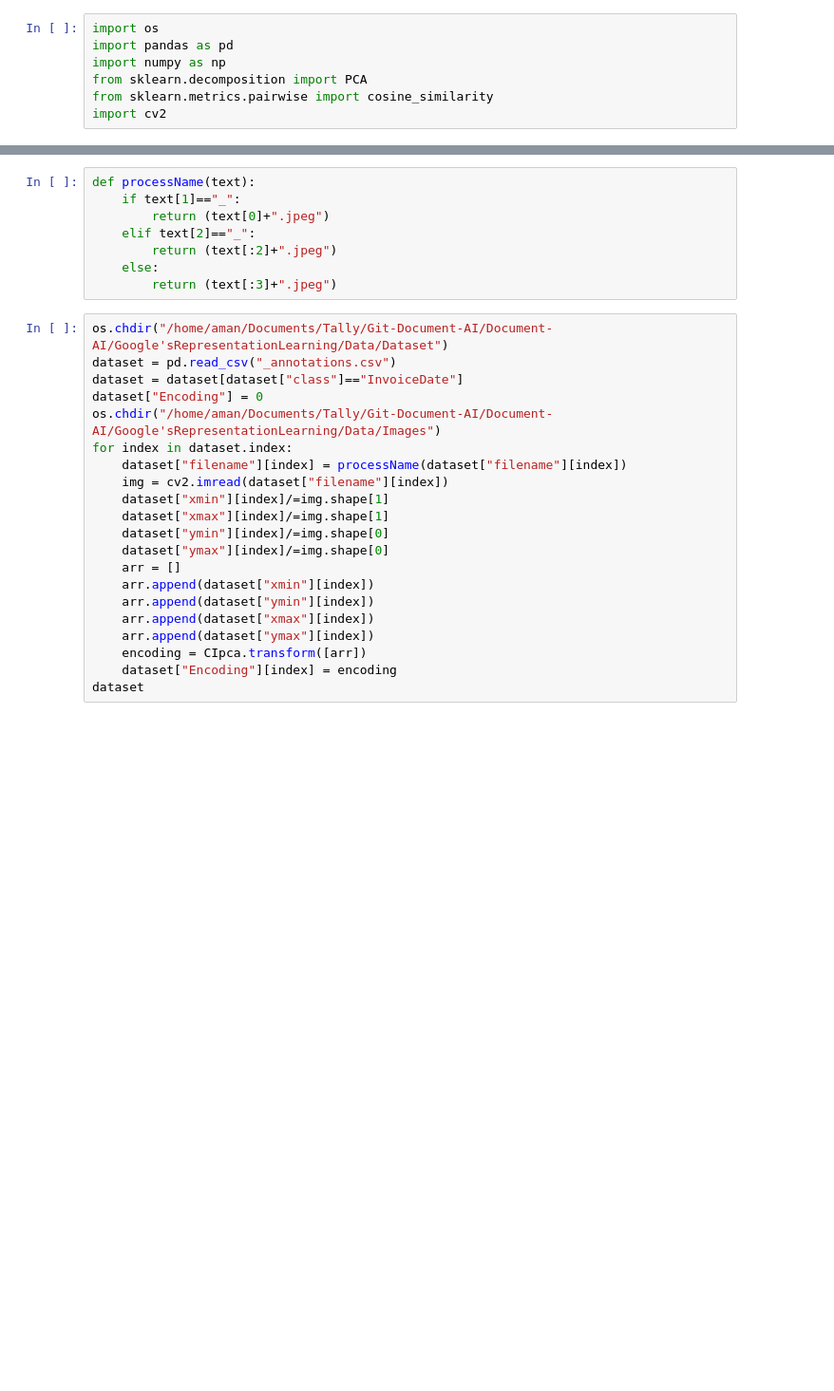
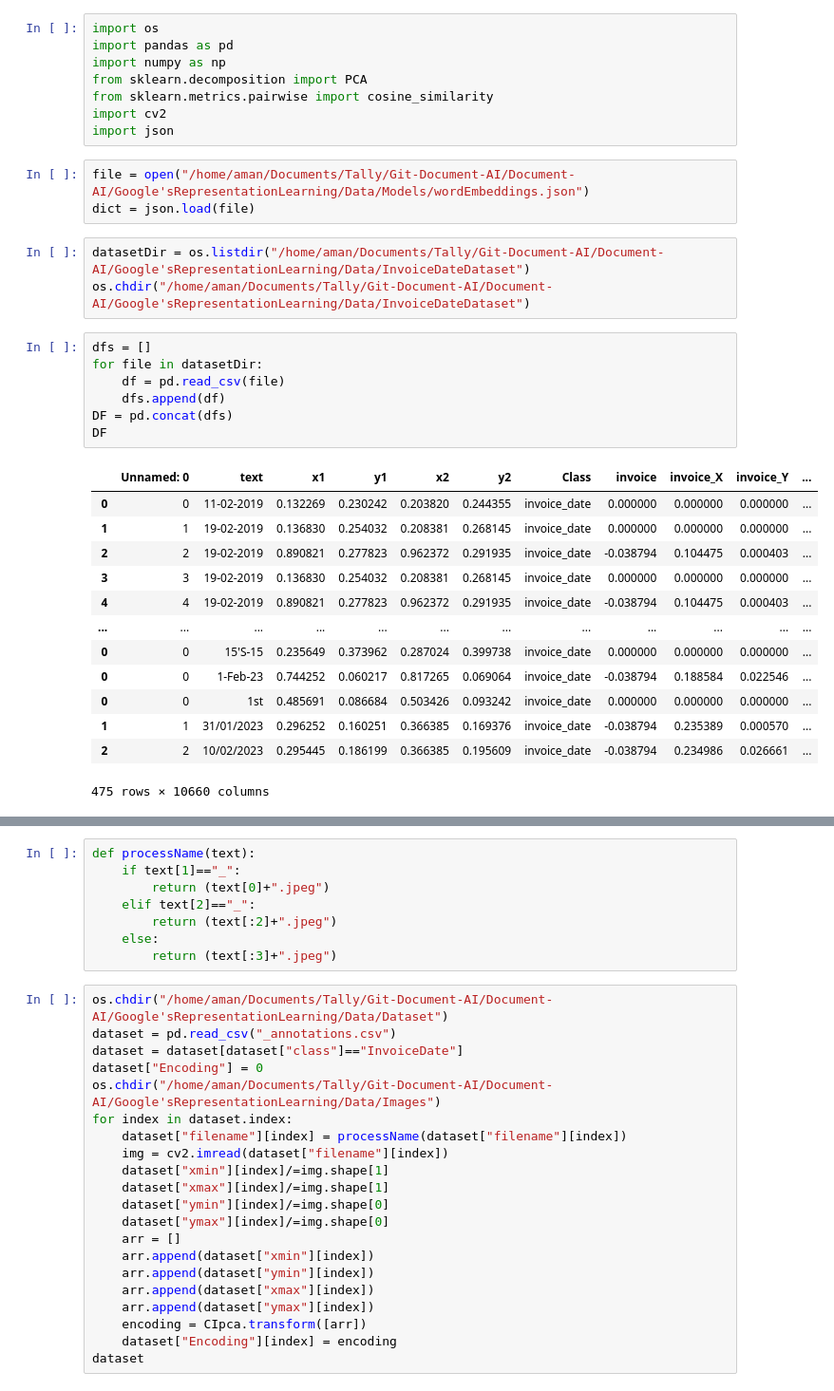
Before and after one commit to TallySolutions/Document-AI, a Jupyter notebook: Google'sRepresentationLearning/Process.ipynb, the cells around one changed output, grey strips where cells are left out. Shown at 95% size. Cells and saved outputs as stored; diff of their text form; blank space fills up the shorter version.

```diff
--- a/Google'sRepresentationLearning/Process.ipynb
+++ b/Google'sRepresentationLearning/Process.ipynb
@@ -5,3 +5,31 @@ import numpy as np
 from sklearn.decomposition import PCA
 from sklearn.metrics.pairwise import cosine_similarity
 import cv2
+import json
+# %%
+file = open("/home/aman/Documents/Tally/Git-Document-AI/Document-AI/Google'sRepresentationLearning/Data/Models/wordEmbeddings.json")
+dict = json.load(file)
+# %%
+datasetDir = os.listdir("/home/aman/Documents/Tally/Git-Document-AI/Document-AI/Google'sRepresentationLearning/Data/InvoiceDateDataset")
+os.chdir("/home/aman/Documents/Tally/Git-Document-AI/Document-AI/Google'sRepresentationLearning/Data/InvoiceDateDataset")
+# %%
+dfs = []
+for file in datasetDir:
+    df = pd.read_csv(file)
+    dfs.append(df)
+DF = pd.concat(dfs)
+DF
+# %% [output]
+|  | Unnamed: 0 | text | x1 | y1 | x2 | y2 | Class | invoice | invoice_X | invoice_Y | ... |
+| 0 | 0 | 11-02-2019 | 0.132269 | 0.230242 | 0.203820 | 0.244355 | invoice_date | 0.000000 | 0.000000 | 0.000000 | ... |
+| 1 | 1 | 19-02-2019 | 0.136830 | 0.254032 | 0.208381 | 0.268145 | invoice_date | 0.000000 | 0.000000 | 0.000000 | ... |
+| 2 | 2 | 19-02-2019 | 0.890821 | 0.277823 | 0.962372 | 0.291935 | invoice_date | -0.038794 | 0.104475 | 0.000403 | ... |
+| 3 | 3 | 19-02-2019 | 0.136830 | 0.254032 | 0.208381 | 0.268145 | invoice_date | 0.000000 | 0.000000 | 0.000000 | ... |
+| 4 | 4 | 19-02-2019 | 0.890821 | 0.277823 | 0.962372 | 0.291935 | invoice_date | -0.038794 | 0.104475 | 0.000403 | ... |
+| ... | ... | ... | ... | ... | ... | ... | ... | ... | ... | ... | ... |
+| 0 | 0 | 15'S-15 | 0.235649 | 0.373962 | 0.287024 | 0.399738 | invoice_date | 0.000000 | 0.000000 | 0.000000 | ... |
+| 0 | 0 | 1-Feb-23 | 0.744252 | 0.060217 | 0.817265 | 0.069064 | invoice_date | -0.038794 | 0.188584 | 0.022546 | ... |
+| 0 | 0 | 1st | 0.485691 | 0.086684 | 0.503426 | 0.093242 | invoice_date | 0.000000 | 0.000000 | 0.000000 | ... |
+| 1 | 1 | 31/01/2023 | 0.296252 | 0.160251 | 0.366385 | 0.169376 | invoice_date | -0.038794 | 0.235389 | 0.000570 | ... |
+| 2 | 2 | 10/02/2023 | 0.295445 | 0.186199 | 0.366385 | 0.195609 | invoice_date | -0.038794 | 0.234986 | 0.026661 | ... |
+475 rows × 10660 columns
```
Also changed, not shown: parts of 15 cells of this notebook.
